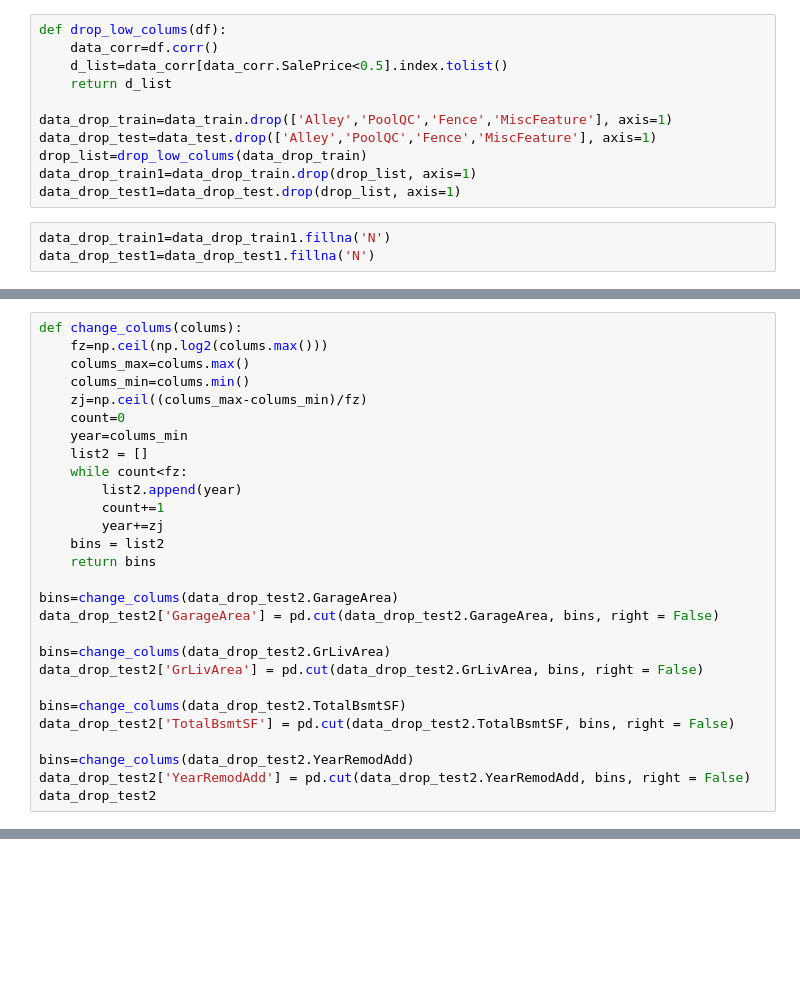
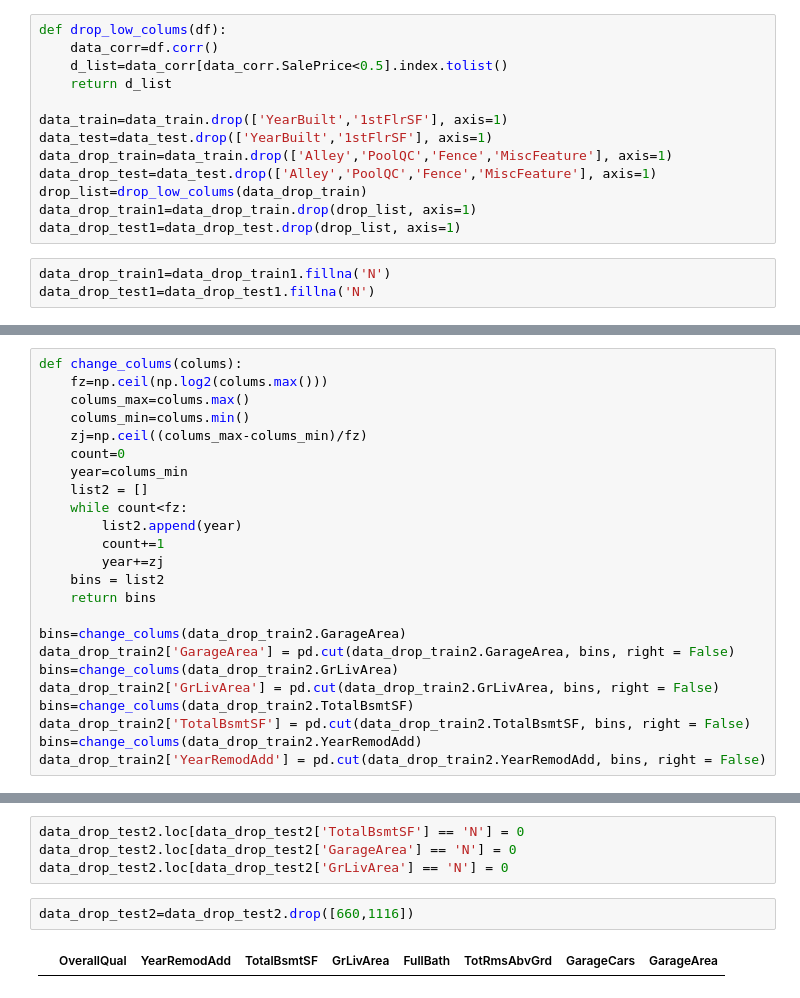
Before and after one commit to kfvris/house_price, a Jupyter notebook: housePrices.ipynb, the cells around one changed output, grey strips where cells are left out. Drawn from its saved outputs; the diff is of its cells as text; blank space fills up the shorter version.

```diff
--- a/housePrices.ipynb
+++ b/housePrices.ipynb
@@ -20,6 +20,8 @@ def drop_low_colums(df):
     d_list=data_corr[data_corr.SalePrice<0.5].index.tolist()
     return d_list
 
+data_train=data_train.drop(['YearBuilt','1stFlrSF'], axis=1)
+data_test=data_test.drop(['YearBuilt','1stFlrSF'], axis=1)
 data_drop_train=data_train.drop(['Alley','PoolQC','Fence','MiscFeature'], axis=1)
 data_drop_test=data_test.drop(['Alley','PoolQC','Fence','MiscFeature'], axis=1)
 drop_list=drop_low_colums(data_drop_train)
@@ -63,15 +64,11 @@ def change_colums(colums):
     bins = list2
     return bins
 
-bins=change_colums(data_drop_test2.GarageArea)
-data_drop_test2['GarageArea'] = pd.cut(data_drop_test2.GarageArea, bins, right = False)
-
-bins=change_colums(data_drop_test2.GrLivArea)
-data_drop_test2['GrLivArea'] = pd.cut(data_drop_test2.GrLivArea, bins, right = False)
-
-bins=change_colums(data_drop_test2.TotalBsmtSF)
-data_drop_test2['TotalBsmtSF'] = pd.cut(data_drop_test2.TotalBsmtSF, bins, right = False)
-
-bins=change_colums(data_drop_test2.YearRemodAdd)
-data_drop_test2['YearRemodAdd'] = pd.cut(data_drop_test2.YearRemodAdd, bins, right = False)
-data_drop_test2
+bins=change_colums(data_drop_train2.GarageArea)
+data_drop_train2['GarageArea'] = pd.cut(data_drop_train2.GarageArea, bins, right = False)
+bins=change_colums(data_drop_train2.GrLivArea)
+data_drop_train2['GrLivArea'] = pd.cut(data_drop_train2.GrLivArea, bins, right = False)
+bins=change_colums(data_drop_train2.TotalBsmtSF)
+data_drop_train2['TotalBsmtSF'] = pd.cut(data_drop_train2.TotalBsmtSF, bins, right = False)
+bins=change_colums(data_drop_train2.YearRemodAdd)
+data_drop_train2['YearRemodAdd'] = pd.cut(data_drop_train2.YearRemodAdd, bins, right = False)
@@ -122,0 +75,8 @@ data_drop_train1
+# %%
+data_drop_test2.loc[data_drop_test2['TotalBsmtSF'] == 'N'] = 0
+data_drop_test2.loc[data_drop_test2['GarageArea'] == 'N'] = 0
+data_drop_test2.loc[data_drop_test2['GrLivArea'] == 'N'] = 0
+# %%
+data_drop_test2=data_drop_test2.drop([660,1116])
+# %% [output]
+|  | OverallQual | YearRemodAdd | TotalBsmtSF | GrLivArea | FullBath | TotRmsAbvGrd | GarageCars | GarageArea |
```
Also changed, not shown: parts of 11 cells of this notebook.
